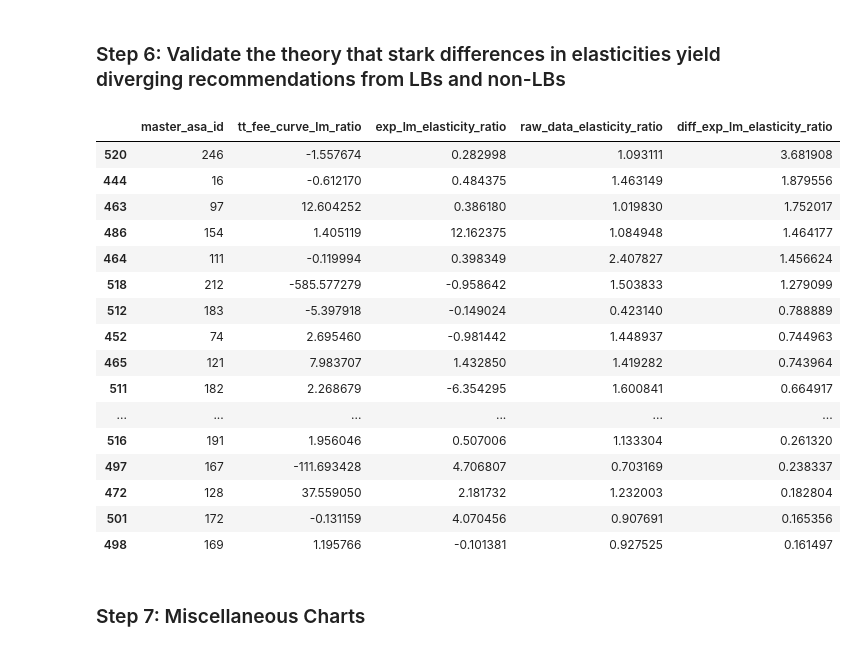
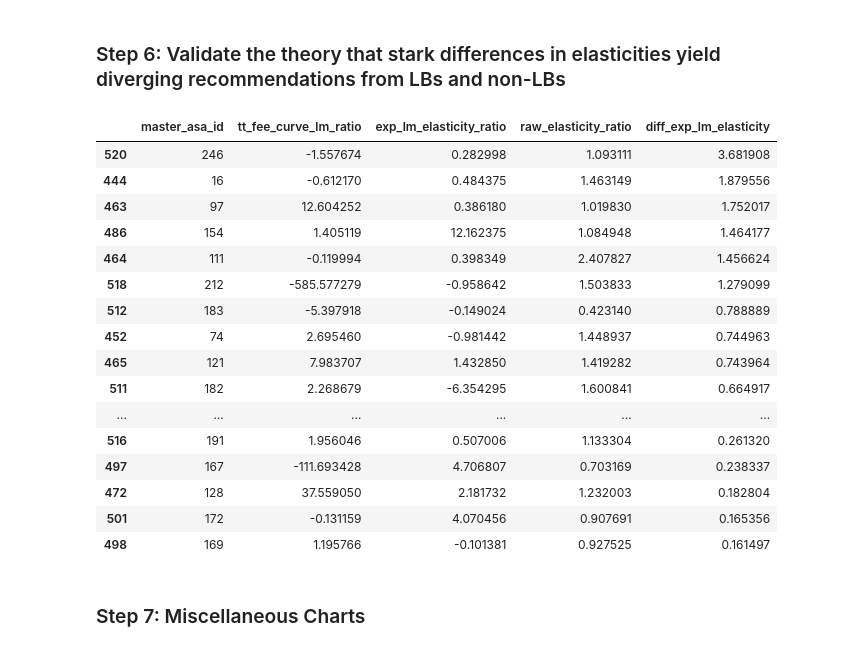
Before and after one commit to omar-elmaria/loved_brands_impact_simulation_tool, a Jupyter notebook: pairwise_simulation.ipynb, the cells around one changed output. Saved outputs shown, nothing was run; the diff lists cells and outputs as text; code cells hidden in the pictures.

```diff
--- a/pairwise_simulation.ipynb
+++ b/pairwise_simulation.ipynb
@@ -350,15 +350,15 @@ df_val_theory = pd.merge(left=df_left_val_theory, right=df_right_val_theory, how
 
 # Create two new columns showing the elasticity ratios according to the LM and the raw data
 df_val_theory = df_val_theory.assign(
-    diff_exp_lm_elasticity_ratio = df_val_theory["exp_elasticity_lb"] - df_val_theory["exp_elasticity_nlb"], # Calculate the difference between the LB and non-LB expected LM elasticity ratio
+    diff_exp_lm_elasticity = df_val_theory["exp_elasticity_lb"] - df_val_theory["exp_elasticity_nlb"], # Calculate the difference between the LB and non-LB expected LM elasticity ratio
     exp_lm_elasticity_ratio = df_val_theory["exp_elasticity_nlb"] / df_val_theory["exp_elasticity_lb"],
-    raw_data_elasticity_ratio = df_val_theory["median_cluster_elasticity_nlb"] / df_val_theory["median_cluster_elasticity_lb"],
+    raw_elasticity_ratio = df_val_theory["median_cluster_elasticity_nlb"] / df_val_theory["median_cluster_elasticity_lb"],
     tt_fee_curve_lm_ratio = df_val_theory["tt_fee_curve_lm_slope_nlb"] / df_val_theory["tt_fee_curve_lm_slope_lb"]
 )
 # %%
-df_val_theory[(df_val_theory["entity_id"] == "FP_MY")][["master_asa_id", "tt_fee_curve_lm_ratio", "exp_lm_elasticity_ratio", "raw_data_elasticity_ratio", "diff_exp_lm_elasticity_ratio"]].sort_values(by="diff_exp_lm_elasticity_ratio", ascending=False).head(20)
+df_val_theory[(df_val_theory["entity_id"] == "FP_MY")][["master_asa_id", "tt_fee_curve_lm_ratio", "exp_lm_elasticity_ratio", "raw_elasticity_ratio", "diff_exp_lm_elasticity"]].sort_values(by="diff_exp_lm_elasticity", ascending=False).head(20)
 # %% [output]
-|  | master_asa_id | tt_fee_curve_lm_ratio | exp_lm_elasticity_ratio | raw_data_elasticity_ratio | diff_exp_lm_elasticity_ratio |
+|  | master_asa_id | tt_fee_curve_lm_ratio | exp_lm_elasticity_ratio | raw_elasticity_ratio | diff_exp_lm_elasticity |
 | 520 | 246 | -1.557674 | 0.282998 | 1.093111 | 3.681908 |
 | 444 | 16 | -0.612170 | 0.484375 | 1.463149 | 1.879556 |
 | 463 | 97 | 12.604252 | 0.386180 | 1.019830 | 1.752017 |
```
Also changed, not shown: parts of 1 cell of this notebook.
